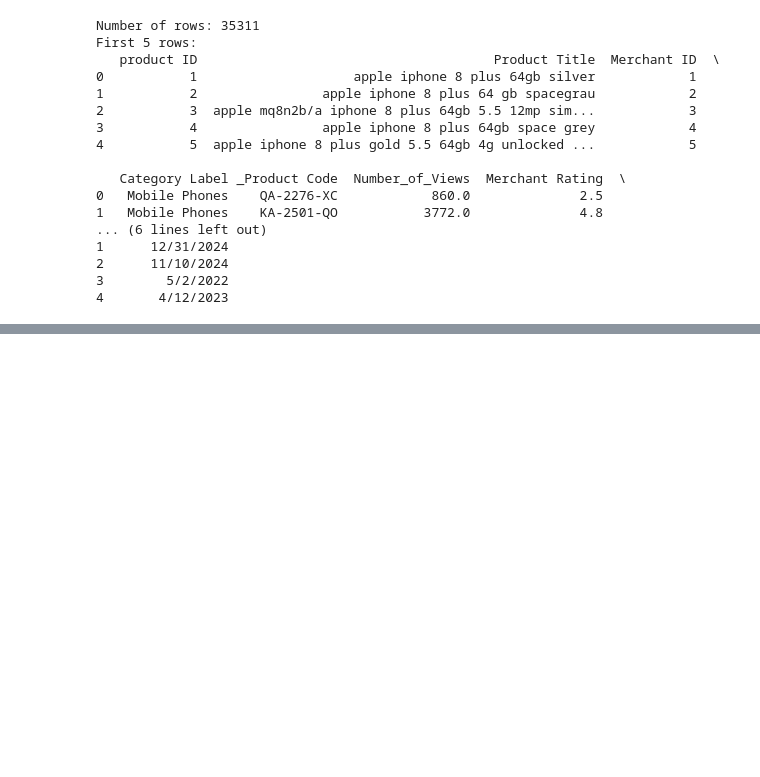
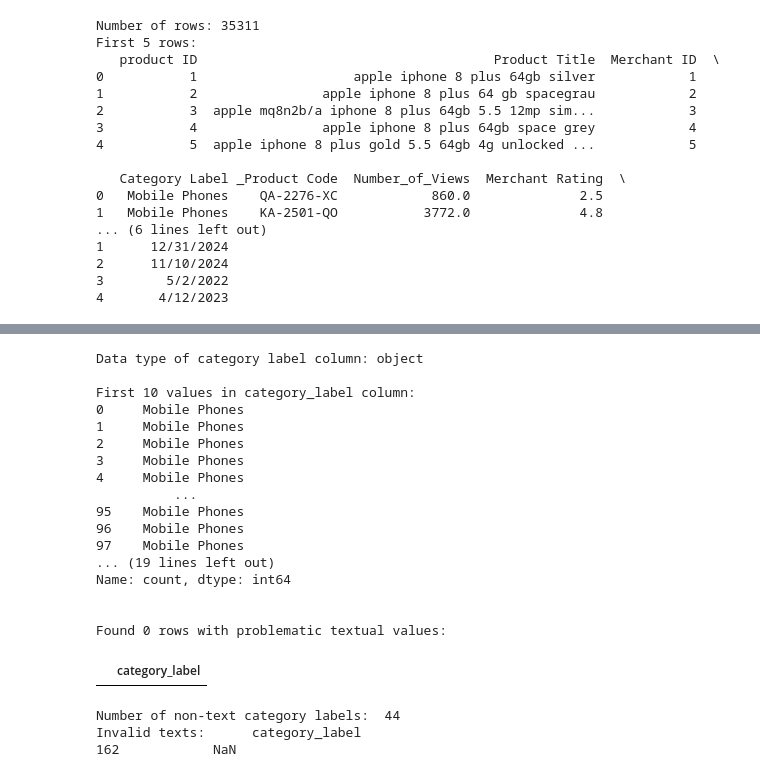
Before and after one commit to ialexbaltag/model-category-product-prediction, a Jupyter notebook: notebook/model-category.ipynb, the cells around one changed output, grey strips where cells are left out. Cells and saved outputs as stored; diff of their text form; code cells hidden in the pictures; blank space fills up the shorter version.

```diff
--- a/notebook/model-category.ipynb
+++ b/notebook/model-category.ipynb
@@ -32,0 +197,53 @@ First 5 rows:
+# %%
+from numpy._core import numeric
+
+# Codul trebuie modificat la titlurile coloanelor cu _  intre cuvinte
+# 1. Check the data type of the 'Category Label' column
+print("Data type of category label column:", df['category_label'].dtype)
+
+
+# # 2. Display the first 10 values from the column
+print("\nFirst 10 values in category_label column:")
+print(df['category_label'].head(100))
+
+# # 3. Show the 20 most frequent values in the column
+print("\nTop 20 most frequent values in category_label column:")
+print(df['category_label'].value_counts().head(20))
+print()
+
+# # 4. Check for unknown text values
+problematic_values = ['Free', 'Not Available', 'N/A', 'None', '-', 'free', 'unknown', 'Unavailable']
+# # Identify rows containing these specific non-numeric values
+mask_problematic = df['category_label'].astype(str).str.strip().isin(problematic_values)
+df_problematic = df[mask_problematic]
+print(f"\nFound {len(df_problematic)} rows with problematic textual values:")
+display(df_problematic[['category_label']].drop_duplicates())
+
+# # 5. Find and display some of the non-text values
+invalid_category_label = df[df["category_label"].apply(lambda x: not isinstance(x, str))]
+
+print("Number of non-text category labels: ",len(invalid_category_label))
+
+print("Invalid texts: ",invalid_category_label[["category_label"]].drop_duplicates().head())
+# %% [output]
+Data type of category label column: object
+
+First 10 values in category_label column:
+0     Mobile Phones
+1     Mobile Phones
+2     Mobile Phones
+3     Mobile Phones
+4     Mobile Phones
+          ...
+95    Mobile Phones
+96    Mobile Phones
+97    Mobile Phones
+... (19 lines left out)
+Name: count, dtype: int64
+
+
+Found 0 rows with problematic textual values:
+|  | category_label |
+Number of non-text category labels:  44
+Invalid texts:      category_label
+162            NaN
```
Also changed, not shown: parts of 13 cells of this notebook.
